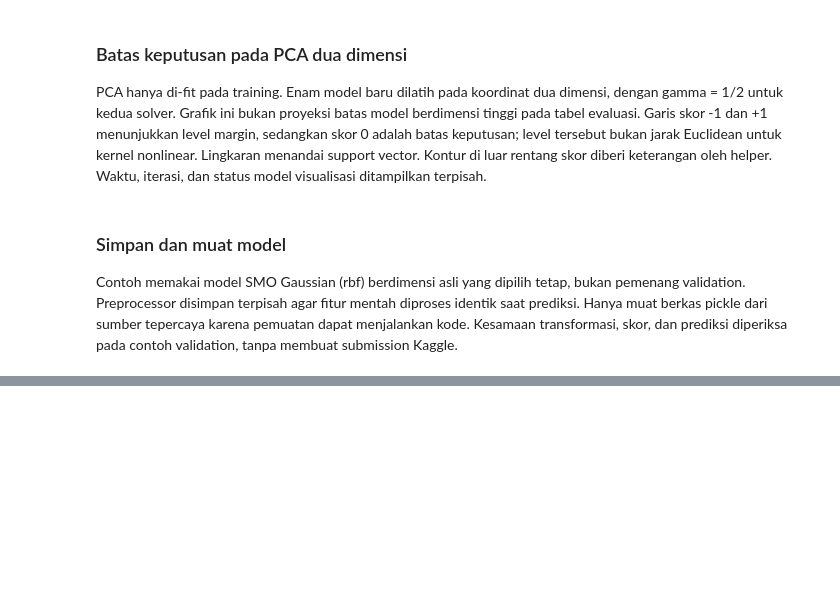
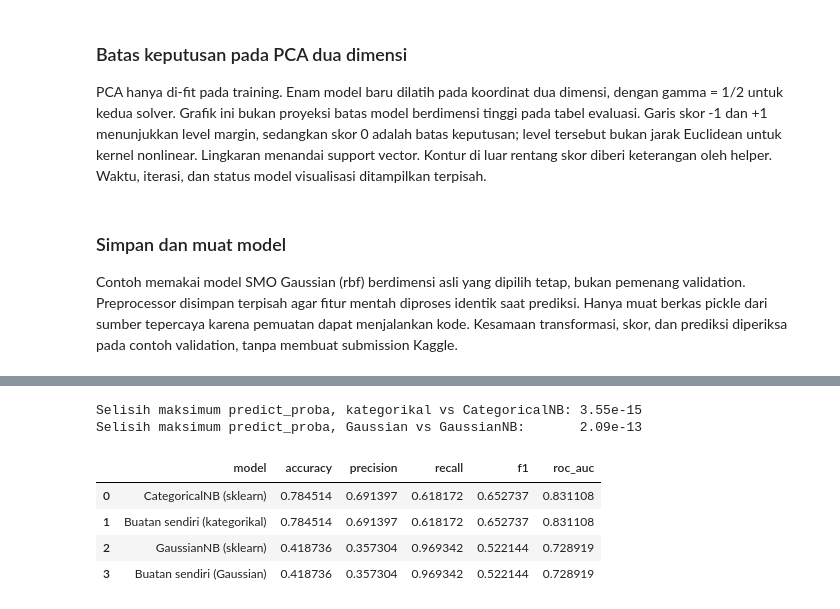
Before and after one commit to Kurt-Mikhael/IF3170_G14_LalapKaoBole, a Jupyter notebook: src/notebooks/v1.ipynb, the cells around one changed output, grey strips where cells are left out. Saved outputs shown, nothing was run; the diff lists cells and outputs as text; code cells hidden in the pictures; blank space fills up the shorter version.

```diff
--- a/src/notebooks/v1.ipynb
+++ b/src/notebooks/v1.ipynb
@@ -598,0 +814,55 @@ pd.DataFrame({
+# %%
+# Bandingkan dengan scikit-learn pada input yang identik. sklearn tidak menerima NaN,
+# jadi untuk perbandingan ini NaN diisi dulu (modus untuk diskret, median untuk kontinu).
+nb_params = nb_fit_preprocessing(nb_raw_train, 10)
+nb_Xtr_bin = nb_transform(nb_raw_train, nb_params, 'binning')
+nb_Xva_bin = nb_transform(nb_raw_valid, nb_params, 'binning')
+
+# CategoricalNB butuh kode 0..K-1 per kolom. Nilai asli seperti arrival_year=2024 akan membuat
+# jumlah kategorinya (K) ikut membengkak, jadi tiap kolom dikodekan ulang dari nilai training.
+# Nilai validation yang tidak pernah ada di training dijadikan NaN lalu ikut diisi modus.
+nb_Xtr_codes = np.full(nb_Xtr_bin.shape, np.nan)
+nb_Xva_codes = np.full(nb_Xva_bin.shape, np.nan)
+for j in range(nb_Xtr_bin.shape[1]):
+    known_values = np.unique(nb_Xtr_bin[~np.isnan(nb_Xtr_bin[:, j]), j])
+    code_of = {value: code for code, value in enumerate(known_values)}
+    nb_Xtr_codes[:, j] = [code_of.get(v, np.nan) for v in nb_Xtr_bin[:, j]]
+    nb_Xva_codes[:, j] = [code_of.get(v, np.nan) for v in nb_Xva_bin[:, j]]
+nb_filler = SimpleImputer(strategy='most_frequent')
+nb_Xtr_bin_filled = nb_filler.fit_transform(nb_Xtr_codes).astype(int)
+nb_Xva_bin_filled = nb_filler.transform(nb_Xva_codes).astype(int)
+
+nb_categories = nb_Xtr_bin_filled.max(axis=0) + 1
+nb_sk_cat = CategoricalNB(alpha=1.0, min_categories=nb_categories).fit(nb_Xtr_bin_filled, nb_y_train)
+nb_own_cat = NaiveBayesClassifier(alpha=1.0).fit(nb_Xtr_bin_filled, nb_y_train)
+nb_diff_cat = np.abs(nb_sk_cat.predict_proba(nb_Xva_bin_filled) - nb_own_cat.predict_proba(nb_Xva_bin_filled)).max()
+
+# Fitur kontinu saja untuk GaussianNB (var_smoothing=0 agar rumusnya sama persis)
+nb_Xtr_g = nb_transform(nb_raw_train, nb_params, 'gaussian_log')[:, -len(nb_continuous_features):]
+nb_Xva_g = nb_transform(nb_raw_valid, nb_params, 'gaussian_log')[:, -len(nb_continuous_features):]
+nb_median = SimpleImputer(strategy='median')
+nb_Xtr_g = nb_median.fit_transform(nb_Xtr_g)
+nb_Xva_g = nb_median.transform(nb_Xva_g)
+nb_sk_gauss = GaussianNB(var_smoothing=0).fit(nb_Xtr_g, nb_y_train)
+nb_own_gauss = NaiveBayesClassifier(feature_types=['gaussian'] * nb_Xtr_g.shape[1], var_smoothing=0).fit(nb_Xtr_g, nb_y_train)
+nb_diff_gauss = np.abs(nb_sk_gauss.predict_proba(nb_Xva_g) - nb_own_gauss.predict_proba(nb_Xva_g)).max()
+
+print(f'Selisih maksimum predict_proba, kategorikal vs CategoricalNB: {nb_diff_cat:.2e}')
+print(f'Selisih maksimum predict_proba, Gaussian vs GaussianNB:       {nb_diff_gauss:.2e}')
+nb_compare = []
+for nb_name, nb_pair_model, nb_pair_X in [
+    ('CategoricalNB (sklearn)', nb_sk_cat, nb_Xva_bin_filled), ('Buatan sendiri (kategorikal)', nb_own_cat, nb_Xva_bin_filled),
+    ('GaussianNB (sklearn)', nb_sk_gauss, nb_Xva_g), ('Buatan sendiri (Gaussian)', nb_own_gauss, nb_Xva_g),
+]:
+    nb_row = {'model': nb_name}
+    nb_row.update(nb_evaluate(nb_pair_model, nb_pair_X, nb_y_valid))
+    nb_compare.append(nb_row)
+pd.DataFrame(nb_compare)
+# %% [output]
+Selisih maksimum predict_proba, kategorikal vs CategoricalNB: 3.55e-15
+Selisih maksimum predict_proba, Gaussian vs GaussianNB:       2.09e-13
+|  | model | accuracy | precision | recall | f1 | roc_auc |
+| 0 | CategoricalNB (sklearn) | 0.784514 | 0.691397 | 0.618172 | 0.652737 | 0.831108 |
+| 1 | Buatan sendiri (kategorikal) | 0.784514 | 0.691397 | 0.618172 | 0.652737 | 0.831108 |
+| 2 | GaussianNB (sklearn) | 0.418736 | 0.357304 | 0.969342 | 0.522144 | 0.728919 |
+| 3 | Buatan sendiri (Gaussian) | 0.418736 | 0.357304 | 0.969342 | 0.522144 | 0.728919 |
```
Also changed, not shown: parts of 17 cells of this notebook.
